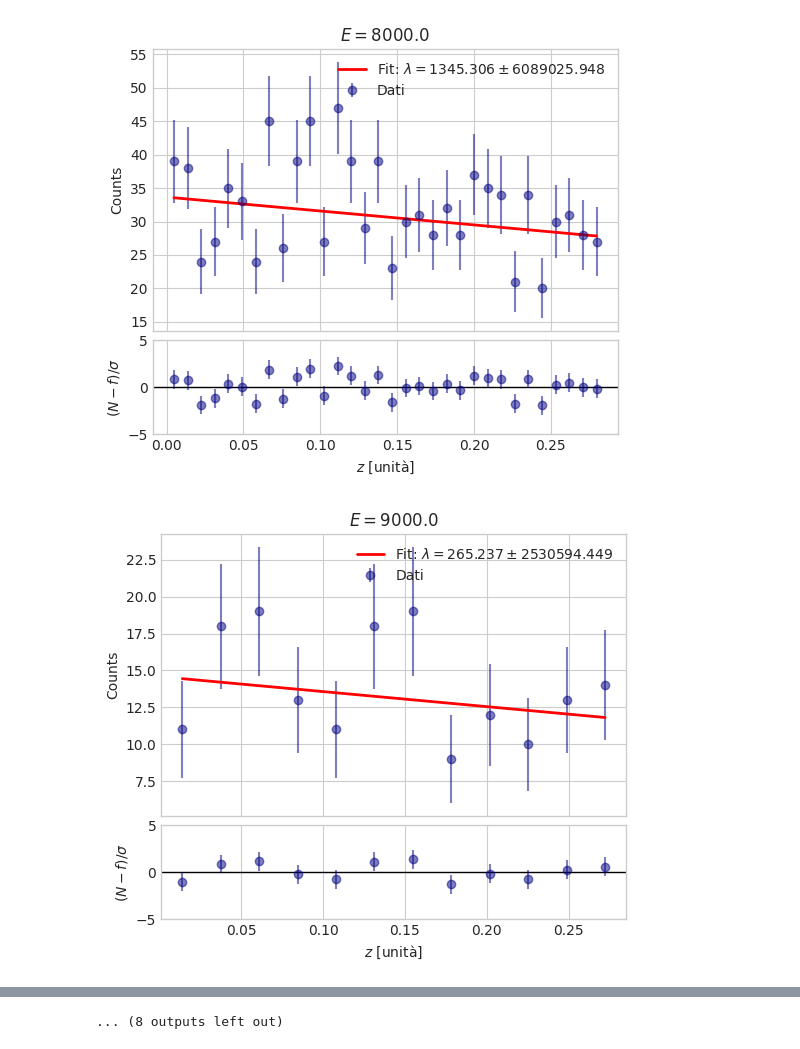
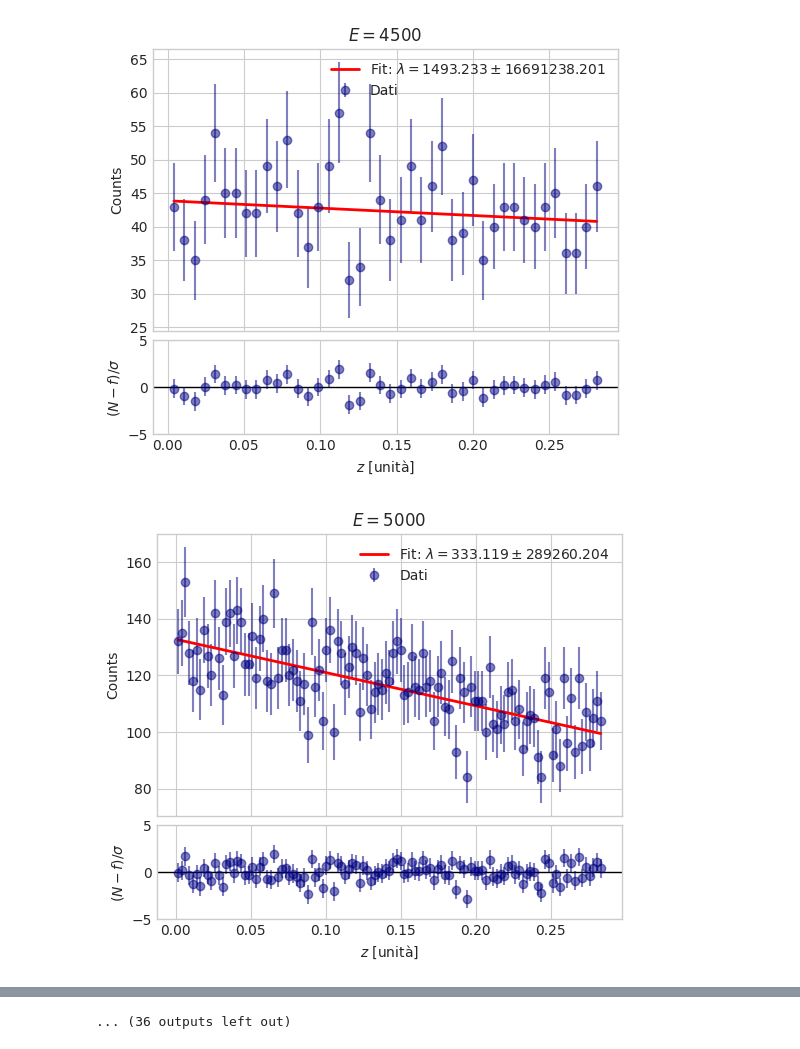
Before and after one commit to Richardforphys/SMRR, a Jupyter notebook: garfield_tasks/Rx_Interaction/output_analisi_Kr.ipynb, the cells around one changed output, grey strips where cells are left out. Cells and saved outputs as stored; diff of their text form; code cells hidden in the pictures.

```diff
--- a/garfield_tasks/Rx_Interaction/output_analisi_Kr.ipynb
+++ b/garfield_tasks/Rx_Interaction/output_analisi_Kr.ipynb
@@ -7,11 +7,12 @@ from scipy.optimize import curve_fit
 def exp_decay(z, A, B, C):
     return A * np.exp(-(z)/B) + C
 # %%
-folder = Path(r"/home/ubuntu/SMRR/garfield_tasks/Rx_build/Outputs_Kr")
+folder = Path(r"/home/ricca/SMRR/garfield_tasks/Rx_build/Krypton")
 # %%
 data = {
-    "Energy" : np.linspace(1,20,20)*1000,
-    "z" : []
+    "Energy" : np.arange(1000, 25000, 500),
+    "z" : [],
+    "counts" : []
 }
 # %%
 files = [f for f in folder.iterdir() if f.is_file()]
@@ -20,9 +21,10 @@ for f in files:
     temp = np.genfromtxt(f, delimiter='\t')
     mask = np.where(temp.T[1]==0)[0]
     data["z"].append(temp.T[4][mask]+0.29)
+    data["counts"].append(len(np.unique(temp.T[0]))/5e4)
 # %%
 plt.style.use("seaborn-v0_8-whitegrid")
-
+fit_results = {}
 for E, z in zip(data["Energy"], data["z"]):
 
     z = np.asarray(z)
@@ -41,17 +43,27 @@ for E, z in zip(data["Energy"], data["z"]):
     lambda_guess = 0.1
     p0 = [A_guess, lambda_guess, off_guess]
 
-    popt, pcov = curve_fit(
-        exp_decay,
-        centers,
-        counts,
-        p0=p0,
-        sigma=sigma,
-        absolute_sigma=True
-    )
+    try:
+        popt, pcov = curve_fit(
+            exp_decay,
+            centers,
+            counts,
+            p0=p0,
+            sigma=sigma,
+            absolute_sigma=True
+        )
+    except:
+        pass
 
     A, lamb, off = popt
     lamb_err = np.sqrt(pcov[1, 1])
+    if (lamb>0 and lamb_err<lamb):
+        fit_results[E] = {
+        "A": A,
+        "lambda": lamb,
+        "lambda_err": lamb_err,
+        "offset": off
+        }
 
     # Fit
     z_fit = np.linspace(centers.min(), centers.max(), 1000)
@@ -105,2 +117,2 @@ for E, z in zip(data["Energy"], data["z"]):
-[figure, old version]
+[figure, new version]
-[figure, old version]
+[figure, new version]
@@ -110 +122 @@ for E, z in zip(data["Energy"], data["z"]):
-... (8 outputs left out)
+... (36 outputs left out)
```
Also changed, not shown: parts of 4 cells of this notebook, 39 other files.
